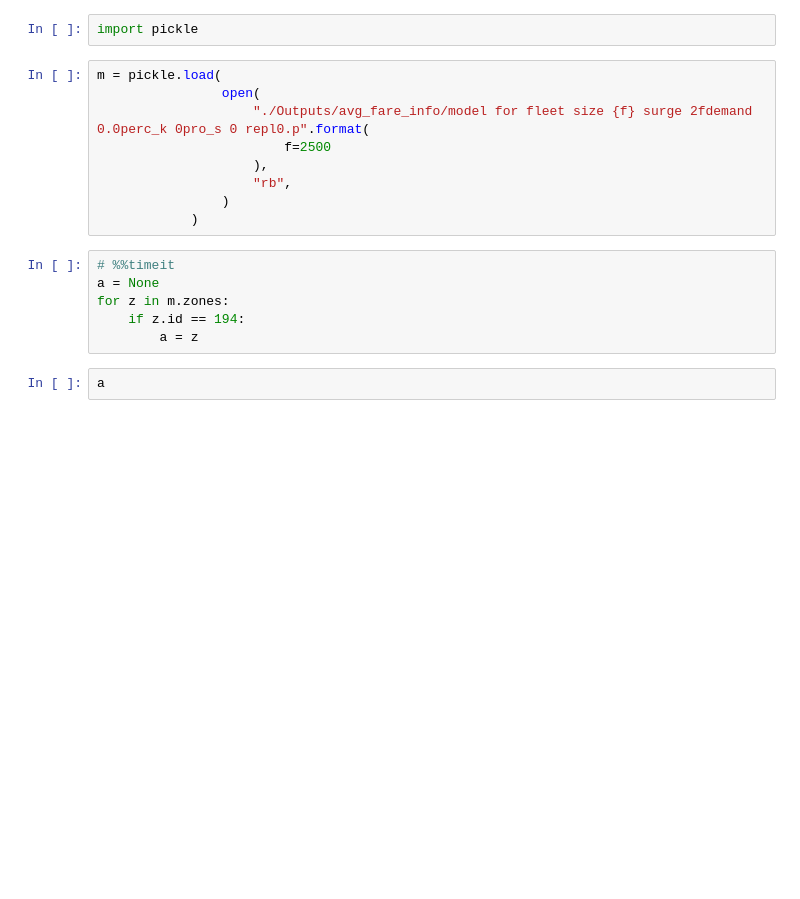
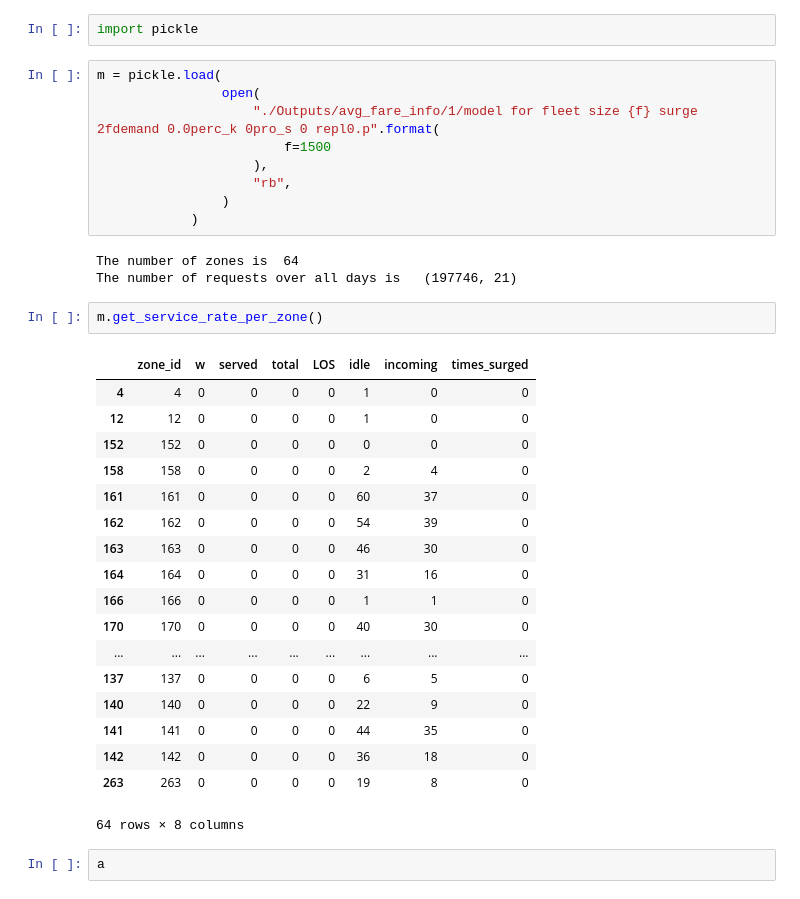
Before and after one commit to PepSalehi/zone_info_simulation, a Jupyter notebook: tt.ipynb, the cells around one changed output. Saved outputs shown, nothing was run; the diff lists cells and outputs as text; blank space fills up the shorter version.

```diff
--- a/tt.ipynb
+++ b/tt.ipynb
@@ -6,18 +6,36 @@ import pickle
 # %%
 m = pickle.load(
                 open(
-                    "./Outputs/avg_fare_info/model for fleet size {f} surge 2fdemand 0.0perc_k 0pro_s 0 repl0.p".format(
-                        f=2500
+                    "./Outputs/avg_fare_info/1/model for fleet size {f} surge 2fdemand 0.0perc_k 0pro_s 0 repl0.p".format(
+                        f=1500
                     ),
                     "rb",
                 )
             )
+# %% [output]
+The number of zones is  64
+The number of requests over all days is   (197746, 21)
-# %%
-# %%timeit
-a = None
-for z in m.zones:
-    if z.id == 194:
-        a = z
+# %%
+m.get_service_rate_per_zone()
+# %% [output]
+|  | zone_id | w | served | total | LOS | idle | incoming | times_surged |
+| 4 | 4 | 0 | 0 | 0 | 0 | 1 | 0 | 0 |
+| 12 | 12 | 0 | 0 | 0 | 0 | 1 | 0 | 0 |
+| 152 | 152 | 0 | 0 | 0 | 0 | 0 | 0 | 0 |
+| 158 | 158 | 0 | 0 | 0 | 0 | 2 | 4 | 0 |
+| 161 | 161 | 0 | 0 | 0 | 0 | 60 | 37 | 0 |
+| 162 | 162 | 0 | 0 | 0 | 0 | 54 | 39 | 0 |
+| 163 | 163 | 0 | 0 | 0 | 0 | 46 | 30 | 0 |
+| 164 | 164 | 0 | 0 | 0 | 0 | 31 | 16 | 0 |
+| 166 | 166 | 0 | 0 | 0 | 0 | 1 | 1 | 0 |
+| 170 | 170 | 0 | 0 | 0 | 0 | 40 | 30 | 0 |
+| ... | ... | ... | ... | ... | ... | ... | ... | ... |
+| 137 | 137 | 0 | 0 | 0 | 0 | 6 | 5 | 0 |
+| 140 | 140 | 0 | 0 | 0 | 0 | 22 | 9 | 0 |
+| 141 | 141 | 0 | 0 | 0 | 0 | 44 | 35 | 0 |
+| 142 | 142 | 0 | 0 | 0 | 0 | 36 | 18 | 0 |
+| 263 | 263 | 0 | 0 | 0 | 0 | 19 | 8 | 0 |
+64 rows × 8 columns
 # %%
 a
 # %% [output]
```
Also changed, not shown: 42 other files.
